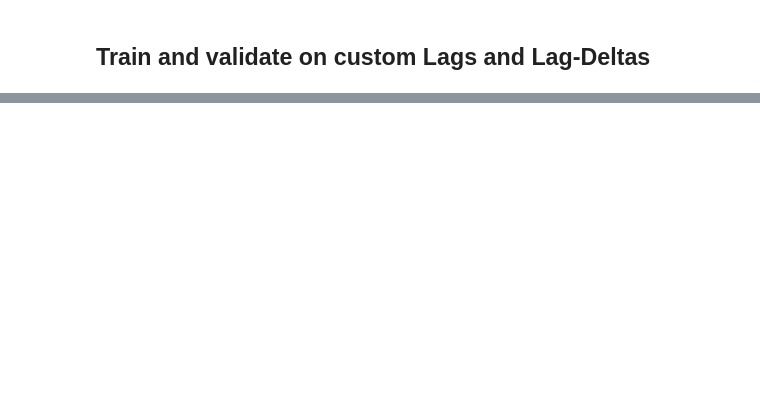
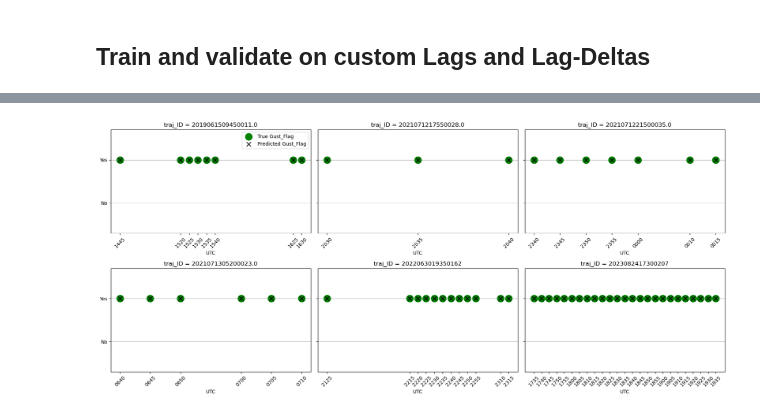
Before and after one commit to florianvalentinackermann/radar_windgusts, a Jupyter notebook: Machine_learning_intro.ipynb, the cells around one changed output, grey strips where cells are left out. Saved outputs shown, nothing was run; the diff lists cells and outputs as text; code cells hidden in the pictures; blank space fills up the shorter version.

```diff
--- a/Machine_learning_intro.ipynb
+++ b/Machine_learning_intro.ipynb
@@ -536,0 +714,77 @@ Confusion Matrix:
+# %%
+# Plot for a all IDs
+import matplotlib.pyplot as plt
+import pandas as pd
+
+manual_traj_ids = [
+    '2019061509450011.0',
+    '2021071217550028.0',
+    '2021071221500035.0',
+    '2021071305200023.0',
+    '2022063019350162',
+    '2023082417300207'
+]
+
+fig, axes = plt.subplots(2, 3, figsize=(18, 8), sharey=True)
+axes = axes.flatten()
+
+for idx, specified_traj_id in enumerate(manual_traj_ids):
+    ax = axes[idx]
+    traj_data = val_df_events[val_df_events['traj_ID'] == specified_traj_id].copy()
+    if traj_data.empty:
+        ax.set_title(f'{specified_traj_id}\n(no data)')
+        ax.axis('off')
+        continue
+
+    traj_data['Gust_Flag_pred'] = model.predict(traj_data[all_features])
+    traj_data['Gust_Flag_num'] = traj_data['Gust_Flag'].map({'Yes': 1, 'No': 0})
+    traj_data['Gust_Flag_pred_num'] = traj_data['Gust_Flag_pred'].map({'Yes': 1, 'No': 0})
+
+    traj_data['yyyymmddHHMM'] = traj_data['yyyymmddHHMM'].astype(str)
+    traj_data['timestamp'] = pd.to_datetime(traj_data['yyyymmddHHMM'], format='%Y%m%d%H%M')
+
+    # True Gust_Flag: big green dot
+    ax.scatter(
+        traj_data['timestamp'],
+        traj_data['Gust_Flag_num'],
+        s=200,
+        color='green',
+        label='True Gust_Flag',
+        zorder=3
+    )
+
+    # Predicted Gust_Flag: smaller black x
+    ax.scatter(
+        traj_data['timestamp'],
+        traj_data['Gust_Flag_pred_num'],
+        s=80,
+        color='black',
+        marker='x',
+        label='Predicted Gust_Flag',
+        zorder=4
+    )
+
+    ax.set_ylim(-0.7, 1.7)
+    ax.set_yticks([0, 1])
+    ax.set_yticklabels(['No', 'Yes'])
+    ax.set_xlabel('UTC')
+    ax.set_title(f'traj_ID = {specified_traj_id}')
+
+    # Custom x-axis tick labels: only last 4 digits (HHMM)
+    tick_locs = traj_data['timestamp']
+    tick_labels = traj_data['yyyymmddHHMM'].str[-4:]
+    ax.set_xticks(tick_locs)
+    ax.set_xticklabels(tick_labels, rotation=45)
+
+    ax.grid(True, axis='y')
+    if idx == 0:
+        ax.legend()
+
+# Hide any unused subplots (if less than 6 IDs)
+for j in range(len(manual_traj_ids), len(axes)):
+    axes[j].axis('off')
+
+plt.tight_layout()
+plt.savefig(f'/users/fackerma/newproject1/figures/Model/Try_1.png', bbox_inches='tight', dpi=300)
+# %% [output]
+[figure, added]
```
Also changed, not shown: parts of 13 cells of this notebook, 2 other files.
